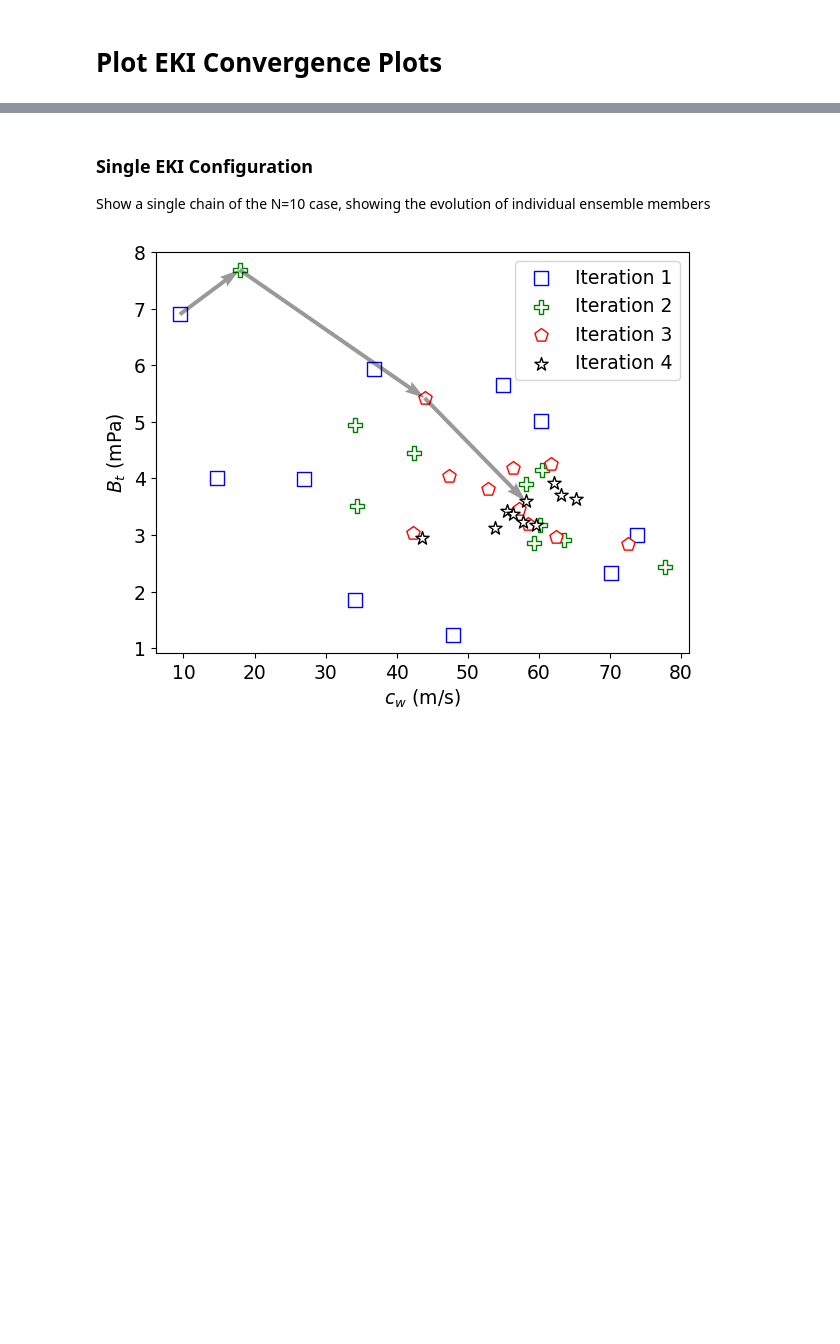
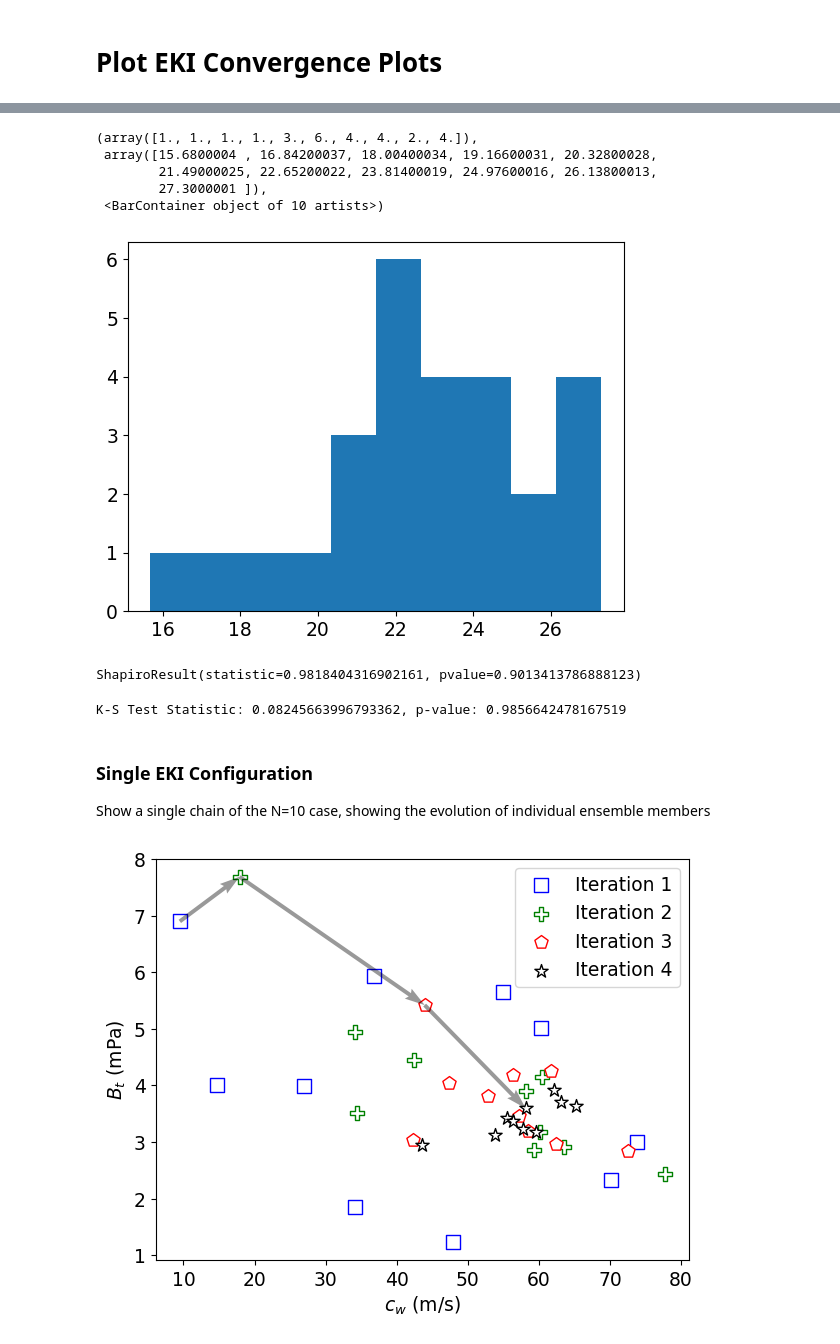
Before and after one commit to Eddy-Stanford/QBO-History-Matching, a Jupyter notebook: notebooks/eki_convergence.ipynb, the cells around one changed output, grey strips where cells are left out. Cells and saved outputs as stored; diff of their text form; code cells hidden in the pictures; blank space fills up the shorter version.

```diff
--- a/notebooks/eki_convergence.ipynb
+++ b/notebooks/eki_convergence.ipynb
@@ -20,3 +34,28 @@ period,perioderr,amplitude,amplituderr= get_reference_qbo(fetch_qbo_file(local_p
+# %%
+plt.hist(amplitude,bins=10)
+# %% [output]
+(array([1., 1., 1., 1., 3., 6., 4., 4., 2., 4.]),
+ array([15.6800004 , 16.84200037, 18.00400034, 19.16600031, 20.32800028,
+        21.49000025, 22.65200022, 23.81400019, 24.97600016, 26.13800013,
+        27.3000001 ]),
+ <BarContainer object of 10 artists>)
+[figure, added]
+# %%
+from scipy.stats import shapiro
+shapiro(periods)
+# %% [output]
+ShapiroResult(statistic=0.9818404316902161, pvalue=0.9013413786888123)
+# %%
+from scipy.stats import kstest, norm
+
+# Fit Gaussian parameters
+mu, std = np.mean(periods), np.std(periods)
+
+# K-S Test
+stat, p = kstest(periods, 'norm', args=(mu, std))
+print(f"K-S Test Statistic: {stat}, p-value: {p}")
+# %% [output]
+K-S Test Statistic: 0.08245663996793362, p-value: 0.9856642478167519
 # %% [markdown]
 ### Single EKI Configuration
 
```
Also changed, not shown: parts of 2 cells of this notebook.
